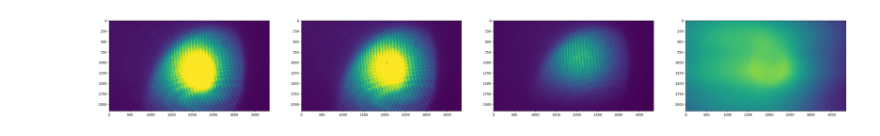
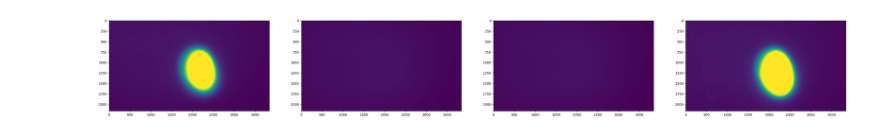
Before and after one commit to ucsb-amo/k-exp, a Jupyter notebook: kexp/analysis/OD_viewer_w_ref.ipynb, the cells around one changed output. Drawn from its saved outputs; the diff is of its cells as text; code cells hidden in the pictures.

```diff
--- a/kexp/analysis/OD_viewer_w_ref.ipynb
+++ b/kexp/analysis/OD_viewer_w_ref.ipynb
@@ -18,24 +19,27 @@ data = f['datasets']
 # %%
 def plot_imgs(idx):
     plt.figure(figsize=(40,15))
-    idx = 0
-    img0 = data['img_all'][idx]
-    img1 = data['img_all'][idx+1]
-    img2 = data['img_all'][idx+2]
-    img3 = data['img_all'][idx+3]
+    img0 = data['img_all'][4*idx]
+    img1 = data['img_all'][4*idx+1]
+    img2 = data['img_all'][4*idx+2]
+    img3 = data['img_all'][4*idx+3]
+    imgs = [img0,img1,img2,img3]
+    minmin = np.min([np.min(img) for img in imgs])
+    maxmax = np.max([np.max(img) for img in imgs])
     plt.subplot(1,4,1)
-    plt.imshow(img0)
+    plt.imshow(img0, vmin = minmin, vmax = maxmax)
     plt.subplot(1,4,2)
-    plt.imshow(img1)
+    plt.imshow(img1, vmin = minmin, vmax = maxmax)
     plt.subplot(1,4,3)
-    plt.imshow(img2)
+    plt.imshow(img2, vmin = minmin, vmax = maxmax)
     plt.subplot(1,4,4)
-    plt.imshow(img3)
+    plt.imshow(img3, vmin = minmin, vmax = maxmax)
     plt.show()
+    return img0,img1,img2,img3
-# %%
-plot_imgs(0)
-# %% [output]
-[figure, removed]
+# %%
+[img0,img1,img2,img3] = plot_imgs(1)
+# %% [output]
+[figure, added]
 # %%
 plt.figure()
 plt.subplot(1,2,1)
```
Also changed, not shown: parts of 5 cells of this notebook, 1 other file.
